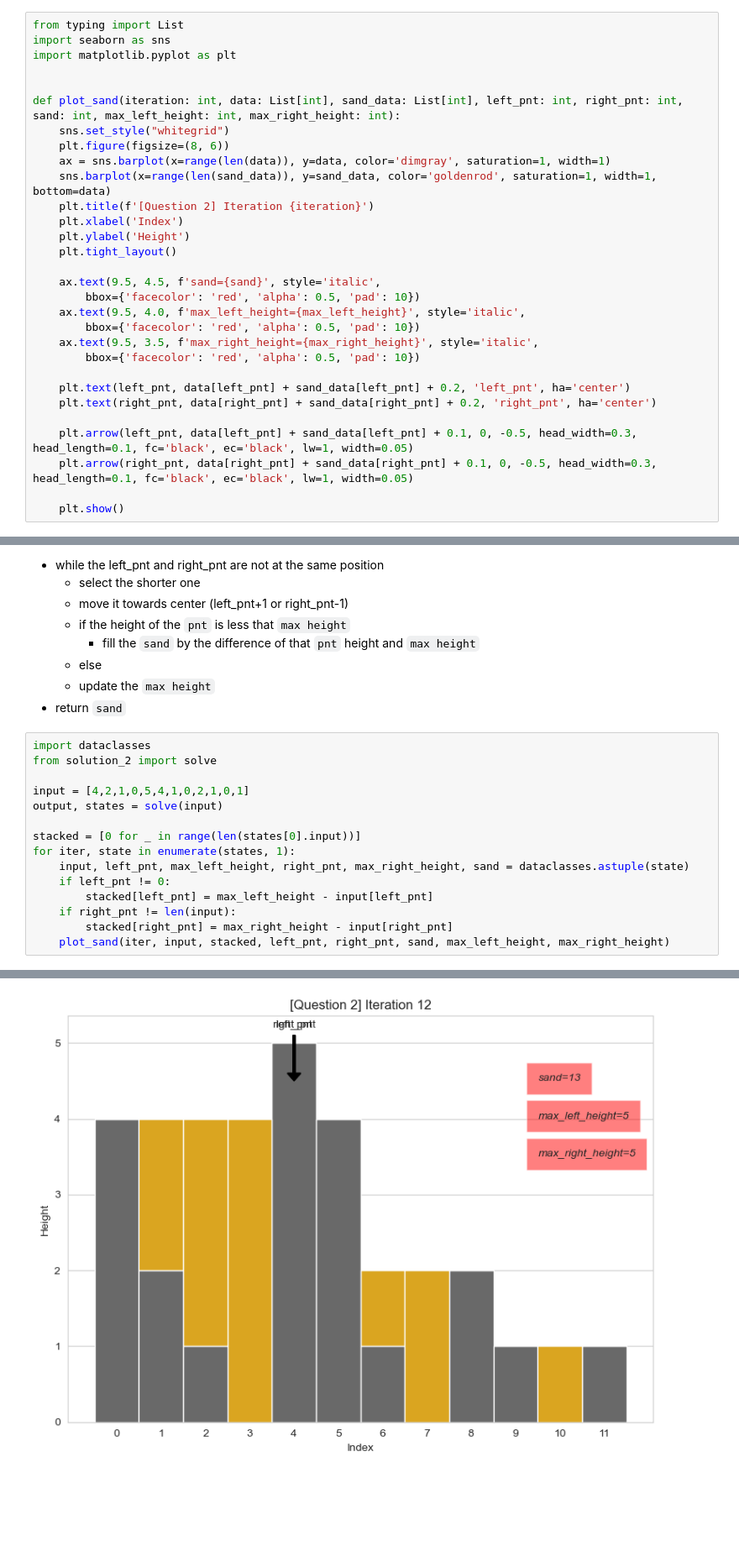
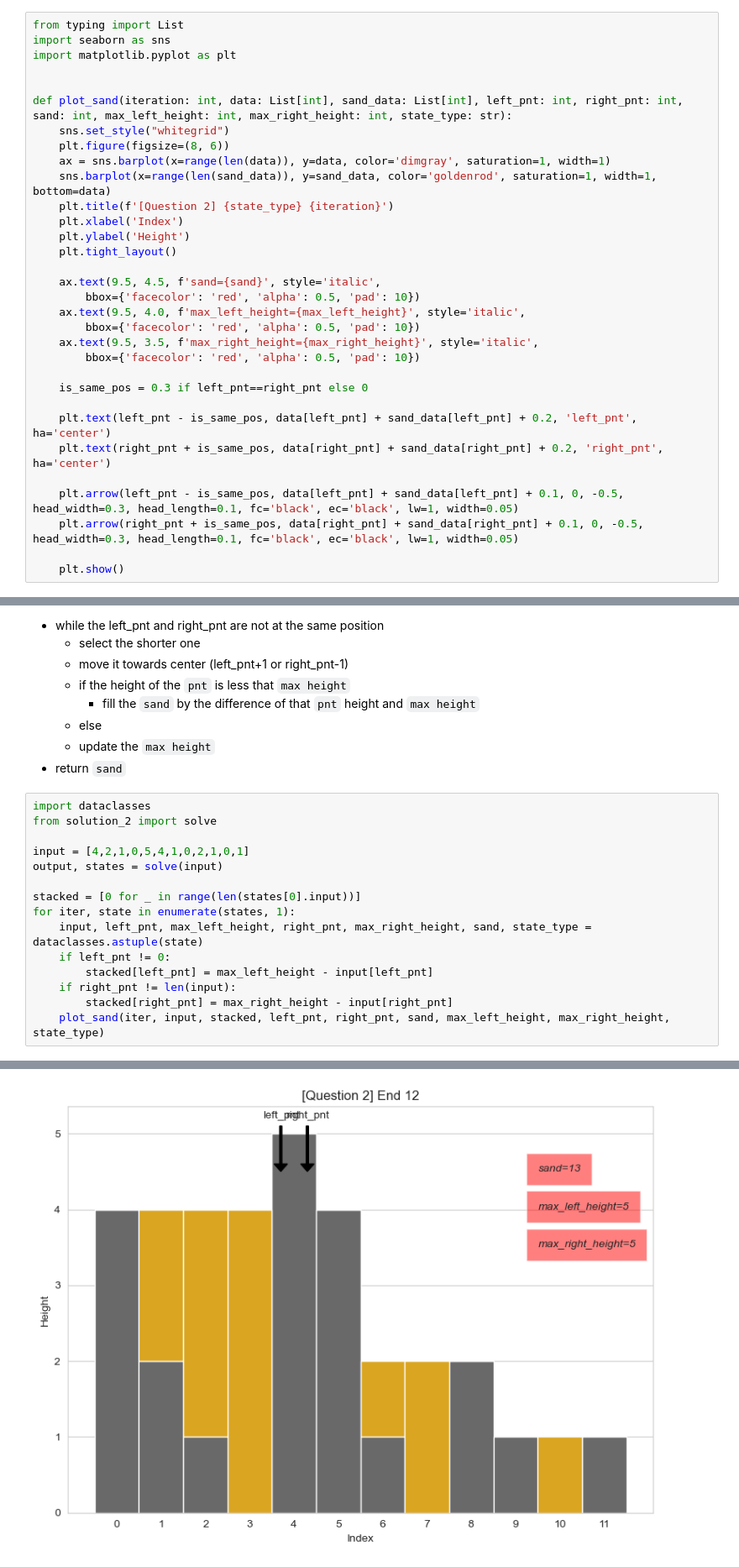
Before and after one commit to klurpicolo/competitive-programming-visualizer, a Jupyter notebook: task2/presentation_2.ipynb, the cells around one changed output, grey strips where cells are left out. Shown: that part at 84% size. Cells and saved outputs as stored; diff of their text form; blank space fills up the shorter version.

```diff
--- a/task2/presentation_2.ipynb
+++ b/task2/presentation_2.ipynb
@@ -4,12 +4,12 @@ import seaborn as sns
 import matplotlib.pyplot as plt
 
 
-def plot_sand(iteration: int, data: List[int], sand_data: List[int], left_pnt: int, right_pnt: int, sand: int, max_left_height: int, max_right_height: int):
+def plot_sand(iteration: int, data: List[int], sand_data: List[int], left_pnt: int, right_pnt: int, sand: int, max_left_height: int, max_right_height: int, state_type: str):
     sns.set_style("whitegrid")
     plt.figure(figsize=(8, 6))
     ax = sns.barplot(x=range(len(data)), y=data, color='dimgray', saturation=1, width=1)
     sns.barplot(x=range(len(sand_data)), y=sand_data, color='goldenrod', saturation=1, width=1, bottom=data)
-    plt.title(f'[Question 2] Iteration {iteration}')
+    plt.title(f'[Question 2] {state_type} {iteration}')
     plt.xlabel('Index')
     plt.ylabel('Height')
     plt.tight_layout()
@@ -21,11 +21,13 @@ def plot_sand(iteration: int, data: List[int], sand_data: List[int], left_pnt: i
     ax.text(9.5, 3.5, f'max_right_height={max_right_height}', style='italic',
         bbox={'facecolor': 'red', 'alpha': 0.5, 'pad': 10})
 
-    plt.text(left_pnt, data[left_pnt] + sand_data[left_pnt] + 0.2, 'left_pnt', ha='center')
-    plt.text(right_pnt, data[right_pnt] + sand_data[right_pnt] + 0.2, 'right_pnt', ha='center')
+    is_same_pos = 0.3 if left_pnt==right_pnt else 0
 
-    plt.arrow(left_pnt, data[left_pnt] + sand_data[left_pnt] + 0.1, 0, -0.5, head_width=0.3, head_length=0.1, fc='black', ec='black', lw=1, width=0.05)
-    plt.arrow(right_pnt, data[right_pnt] + sand_data[right_pnt] + 0.1, 0, -0.5, head_width=0.3, head_length=0.1, fc='black', ec='black', lw=1, width=0.05)
+    plt.text(left_pnt - is_same_pos, data[left_pnt] + sand_data[left_pnt] + 0.2, 'left_pnt', ha='center')
+    plt.text(right_pnt + is_same_pos, data[right_pnt] + sand_data[right_pnt] + 0.2, 'right_pnt', ha='center')
+
+    plt.arrow(left_pnt - is_same_pos, data[left_pnt] + sand_data[left_pnt] + 0.1, 0, -0.5, head_width=0.3, head_length=0.1, fc='black', ec='black', lw=1, width=0.05)
+    plt.arrow(right_pnt + is_same_pos, data[right_pnt] + sand_data[right_pnt] + 0.1, 0, -0.5, head_width=0.3, head_length=0.1, fc='black', ec='black', lw=1, width=0.05)
 
     plt.show()
 # %% [markdown]
@@ -50,28 +52,28 @@ def plot_sand(iteration: int, data: List[int], sand_data: List[int], left_pnt: i
 # %%
 import dataclasses
 from solution_2 import solve
 
 input = [4,2,1,0,5,4,1,0,2,1,0,1]
 output, states = solve(input)
 
 stacked = [0 for _ in range(len(states[0].input))]
 for iter, state in enumerate(states, 1):
-    input, left_pnt, max_left_height, right_pnt, max_right_height, sand = dataclasses.astuple(state)
+    input, left_pnt, max_left_height, right_pnt, max_right_height, sand, state_type = dataclasses.astuple(state)
     if left_pnt != 0:
         stacked[left_pnt] = max_left_height - input[left_pnt]
     if right_pnt != len(input):
         stacked[right_pnt] = max_right_height - input[right_pnt]
-    plot_sand(iter, input, stacked, left_pnt, right_pnt, sand, max_left_height, max_right_height)
+    plot_sand(iter, input, stacked, left_pnt, right_pnt, sand, max_left_height, max_right_height, state_type)
 # %% [output]
 [figure]
 [figure]
 [figure]
 [figure]
 [figure]
 [figure]
 [figure]
 [figure]
 [figure]
 [figure]
 [figure]
-[figure, old version]
+[figure, new version]
```
Also changed, not shown: 2 other files.
